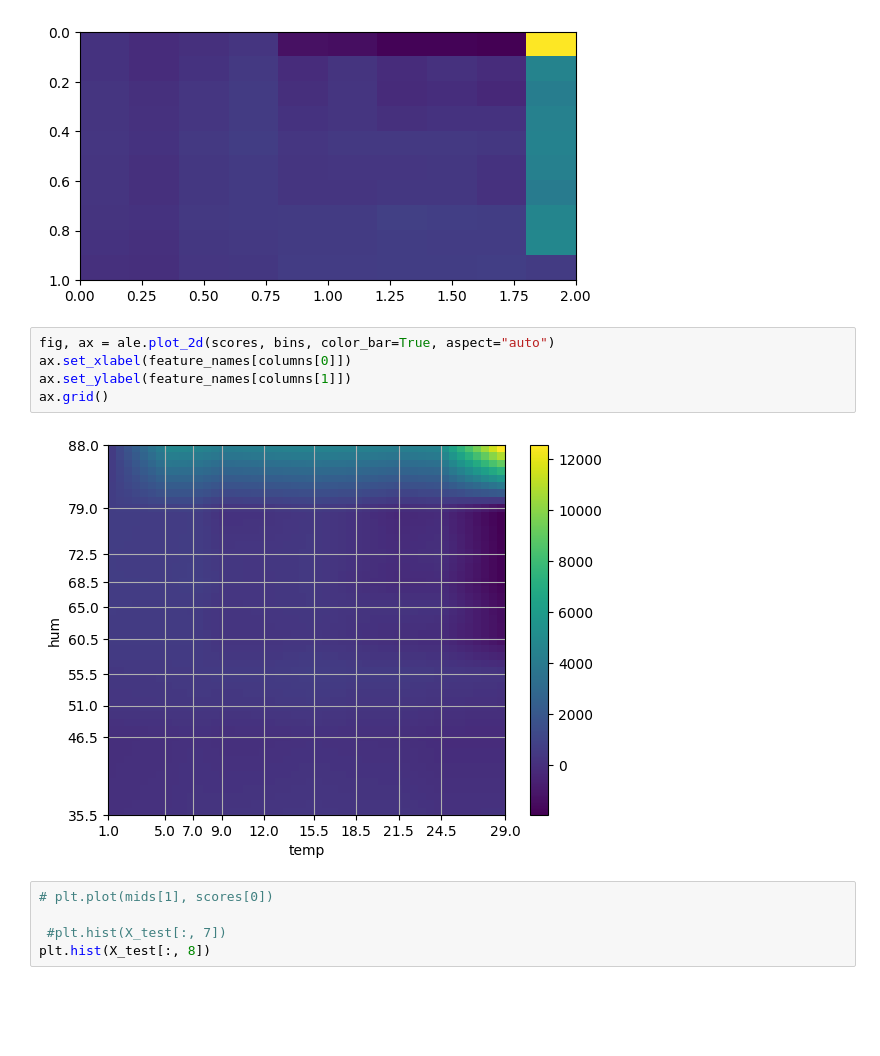
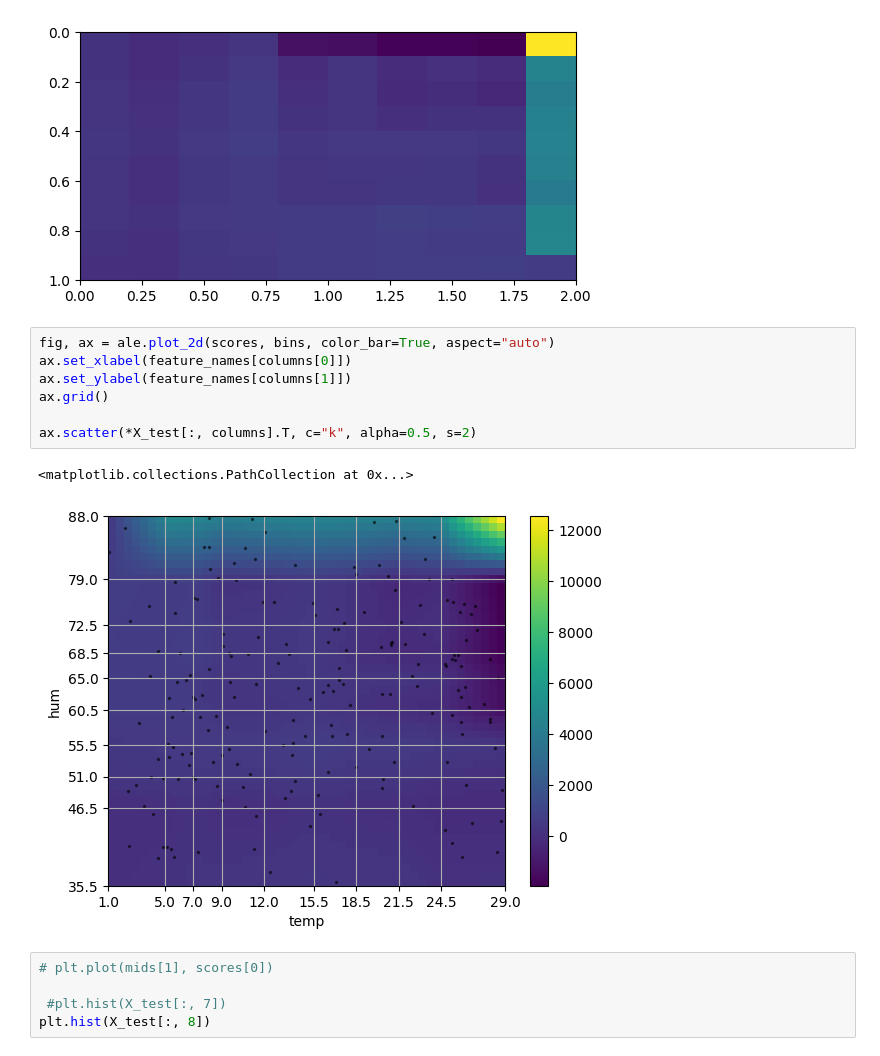
Before and after one commit to RobinU434/AccumulatedLocalEffectPlots, a Jupyter notebook: examples/regression_2d.ipynb, the cells around one changed output. Saved outputs shown, nothing was run; the diff lists cells and outputs as text; blank space fills up the shorter version.

```diff
--- a/examples/regression_2d.ipynb
+++ b/examples/regression_2d.ipynb
@@ -95,10 +95,13 @@ plt.imshow(scores.mean(axis=0)[::-1], extent=[0, 2, 1, 0])
 # %%
 fig, ax = ale.plot_2d(scores, bins, color_bar=True, aspect="auto")
 ax.set_xlabel(feature_names[columns[0]])
 ax.set_ylabel(feature_names[columns[1]])
 ax.grid()
+
+ax.scatter(*X_test[:, columns].T, c="k", alpha=0.5, s=2)
 # %% [output]
+<matplotlib.collections.PathCollection at 0x...>
-[figure, old version]
+[figure, new version]
 # %%
 # plt.plot(mids[1], scores[0])
 
```
Also changed, not shown: 2 other files.
